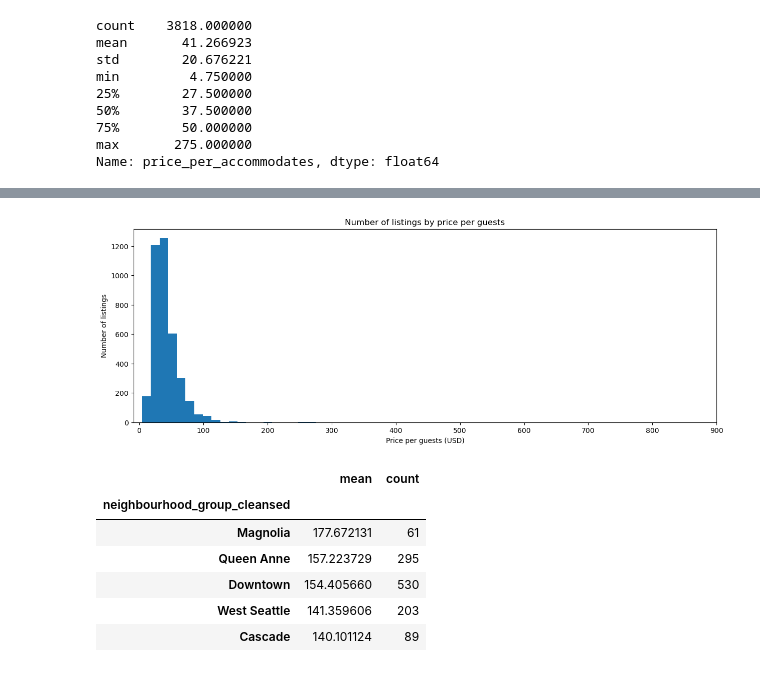
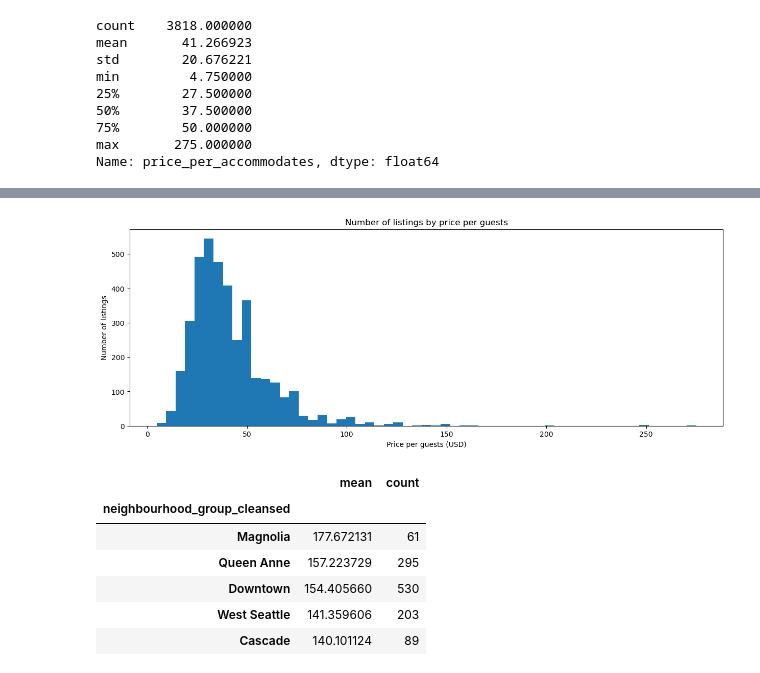
Before and after one commit to fgrrrg/seattle_airbnb, a Jupyter notebook: seattle.ipynb, the cells around one changed output, grey strips where cells are left out. Drawn from its saved outputs; the diff is of its cells as text; code cells hidden in the pictures.

```diff
--- a/seattle.ipynb
+++ b/seattle.ipynb
@@ -111,14 +141,7 @@ plt.show()
 # %%
-plt.figure(figsize=(15,5))
-plt.hist(listings.groupby('id')['price_per_accommodates'].mean(), bins=20)
-plt.xticks(np.arange(0, 1000, step=100))
-plt.ylabel('Number of listings')
-plt.xlabel('Price per guests (USD)')
-plt.title('Number of listings by price per guests')
-plt.savefig('price_per_guests.png')
-plt.show()
+plot_hist(listings.groupby('id')['price_per_accommodates'].mean() ,(15,5),None,'Price per guests (USD)','Number of listings','Number of listings by price per guests')
 # %% [output]
-[figure, old version]
+[figure, new version]
 # %%
 listings.groupby('neighbourhood_group_cleansed')['price'].agg(['mean','count']).sort_values(by='mean',ascending=False)
 # %% [output]
```
Also changed, not shown: parts of 10 cells of this notebook.
